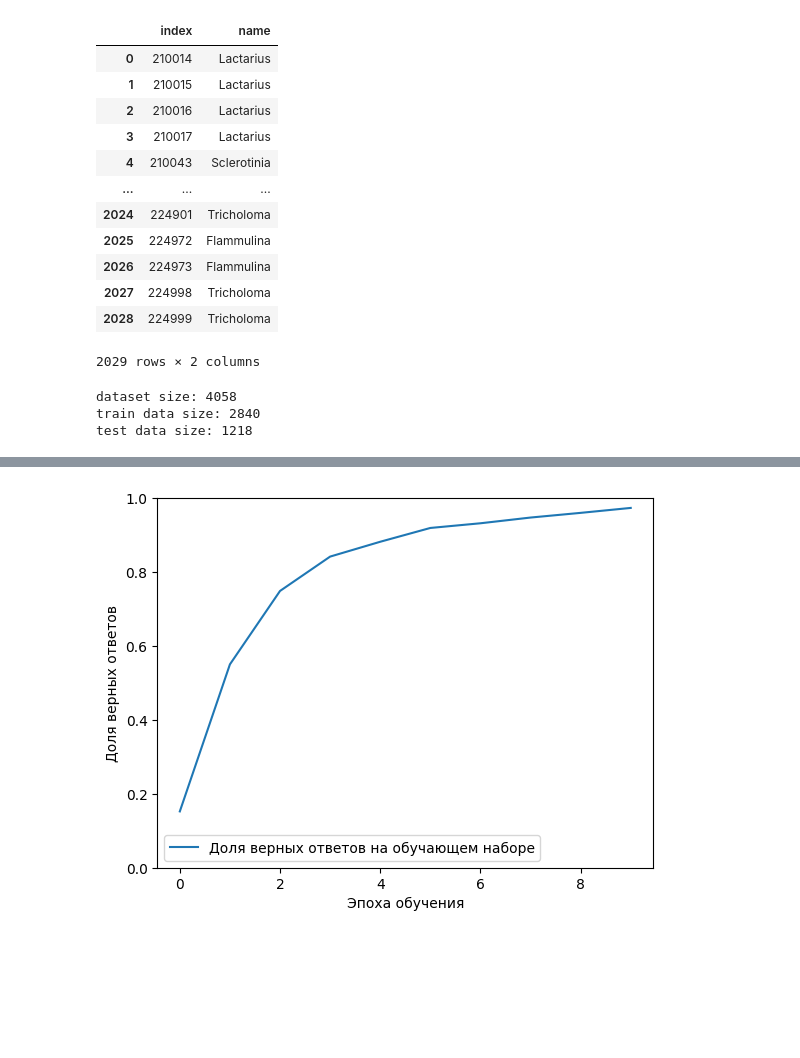
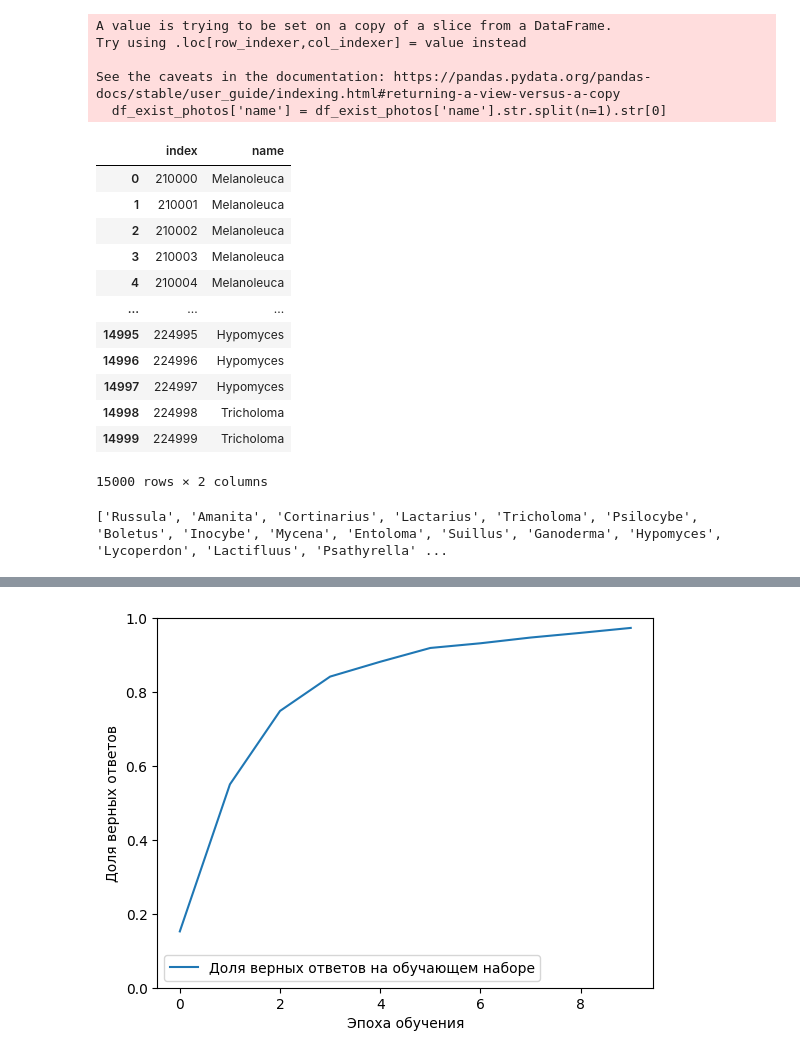
Before and after one commit to ellkrauze/bdt, a Jupyter notebook: main.ipynb, the cells around one changed output, grey strips where cells are left out. Saved outputs shown, nothing was run; the diff lists cells and outputs as text; code cells hidden in the pictures; blank space fills up the shorter version.

```diff
--- a/main.ipynb
+++ b/main.ipynb
@@ -75,37 +74,44 @@ plt.show()
 # %%
+df_exist_photos['name'] = df_exist_photos['name'].str.split(n=1).str[0]
 top = df_exist_photos[df_exist_photos.name.isin(families.index)]
 
 top= top.rename_axis('index').reset_index()
 top = top[['index', 'name']]
 top.dropna(inplace=True)
 
 top
 # %% [output]
+A value is trying to be set on a copy of a slice from a DataFrame.
+Try using .loc[row_indexer,col_indexer] = value instead
+
+See the caveats in the documentation: https://pandas.pydata.org/pandas-docs/stable/user_guide/indexing.html#returning-a-view-versus-a-copy
+  df_exist_photos['name'] = df_exist_photos['name'].str.split(n=1).str[0]
 |  | index | name |
-| 0 | 210014 | Lactarius |
-| 1 | 210015 | Lactarius |
-| 2 | 210016 | Lactarius |
-| 3 | 210017 | Lactarius |
-| 4 | 210043 | Sclerotinia |
+| 0 | 210000 | Melanoleuca |
+| 1 | 210001 | Melanoleuca |
+| 2 | 210002 | Melanoleuca |
+| 3 | 210003 | Melanoleuca |
+| 4 | 210004 | Melanoleuca |
 | ... | ... | ... |
-| 2024 | 224901 | Tricholoma |
-| 2025 | 224972 | Flammulina |
-| 2026 | 224973 | Flammulina |
-| 2027 | 224998 | Tricholoma |
-| 2028 | 224999 | Tricholoma |
+| 14995 | 224995 | Hypomyces |
+| 14996 | 224996 | Hypomyces |
+| 14997 | 224997 | Hypomyces |
+| 14998 | 224998 | Tricholoma |
+| 14999 | 224999 | Tricholoma |
-2029 rows × 2 columns
+15000 rows × 2 columns
-# %%
-# Split dataset into train and test
-
-train, test = train_test_split(top, test_size=0.3, shuffle=True, random_state=42)
-
-print(f"dataset size: {top.size}")
-print(f"train data size: {train.size}")
-print(f"test data size: {test.size}")
-# %% [output]
-dataset size: 4058
-train data size: 2840
-test data size: 1218
+# %%
+top_20 = (
+    top
+    .groupby("name")
+    .count()
+    .sort_values(by=["index"], ascending = False)
+    .iloc[:20, :]
+)
+# top_20 = top_20.name
+top_20 = top_20.reset_index()['name'].tolist()
+print(top_20)
+# %% [output]
+['Russula', 'Amanita', 'Cortinarius', 'Lactarius', 'Tricholoma', 'Psilocybe', 'Boletus', 'Inocybe', 'Mycena', 'Entoloma', 'Suillus', 'Ganoderma', 'Hypomyces', 'Lycoperdon', 'Lactifluus', 'Psathyrella' ...
 # %%
 # Copy train and test images in different directories
 # with class names
```
Also changed, not shown: parts of 19 cells of this notebook, 1 other file.
